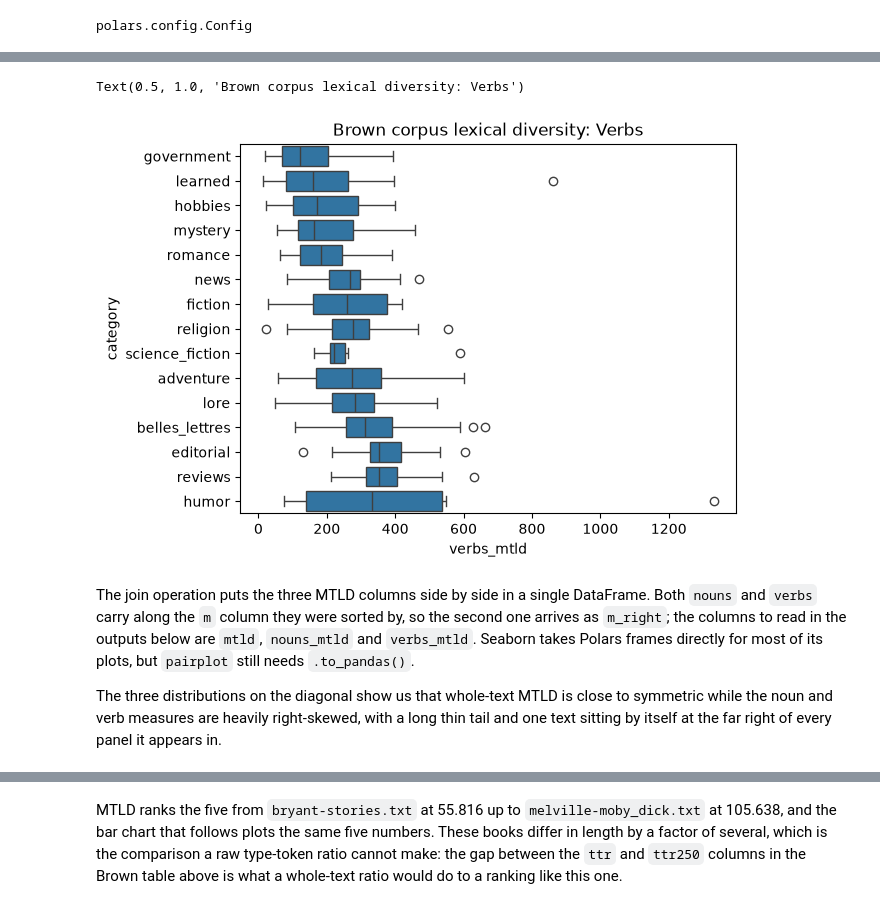
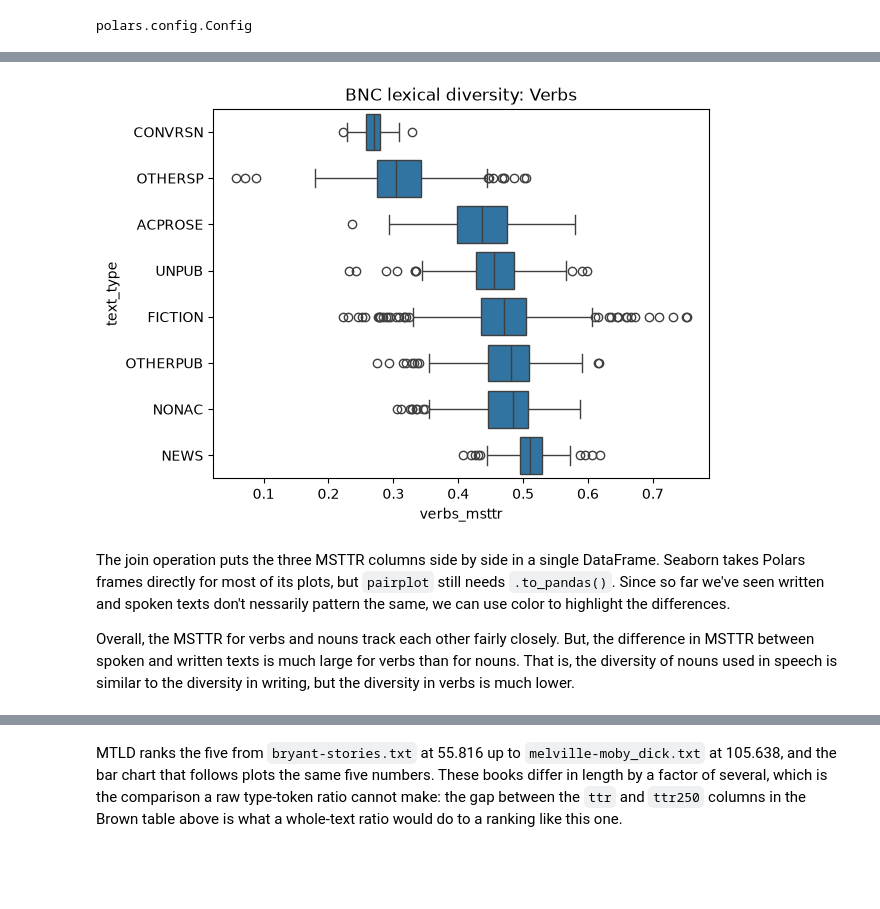
Before and after one commit to rmalouf/polars_corpus, a Jupyter notebook: docs/notebooks/vocabulary.ipynb, the cells around one changed output, grey strips where cells are left out. Saved outputs shown, nothing was run; the diff lists cells and outputs as text; code cells hidden in the pictures; blank space fills up the shorter version.

```diff
--- a/docs/notebooks/vocabulary.ipynb
+++ b/docs/notebooks/vocabulary.ipynb
@@ -23,8 +23,9 @@ import polars_corpus as plc
 import polars.selectors as cs
 import matplotlib.pyplot as plt
 import seaborn as sns
+import nltk
 
-pl.Config.set_float_precision(3)
+pl.Config.set_float_precision(2)
 pl.Config.set_tbl_rows(15)
 # %% [output]
 polars.config.Config
@@ -45,9 +38,8 @@ We normalize the text in the same way we did in [Word frequencies](../frequencie
 # %%
-brown = (
-    pl.scan_parquet("../../data/brown.parquet")
+bnc = (
+    pl.scan_parquet("../../data/bnc.parquet")
     .filter(plc.is_letters("token"))
     .with_columns(pl.col("token").str.to_lowercase())
-    .collect()
 )
 # %% [markdown]
 ## Four measures at once
@@ -148,19 +187,21 @@ Verb sequences are shorter than noun ones, a few hundred tokens in a 2,000-word
 # %%
 verbs = (
-    brown.filter(pl.col("tag").str.contains("^V.*"))
+    bnc.filter(pl.col("pos") == "VERB")
     .group_by("file_id")
-    .agg(pl.col("category").first(), plc.mtld("token").alias("verbs_mtld"))
-    .with_columns(m=pl.col("verbs_mtld").mean().over("category"))
+    .agg(pl.col("text_type").first(), plc.msttr("token", 500).alias("verbs_msttr"))
+    .with_columns(m=pl.col("verbs_msttr").mean().over("text_type"))
     .sort(by="m")
+    .select(pl.exclude("m"))
+    .collect(engine="streaming")
 )
 
-sns.boxplot(verbs, x="verbs_mtld", y="category")
-plt.title("Brown corpus lexical diversity: Verbs")
+sns.boxplot(verbs, x="verbs_msttr", y="text_type")
+plt.title("BNC lexical diversity: Verbs")
+plt.show()
 # %% [output]
-Text(0.5, 1.0, 'Brown corpus lexical diversity: Verbs')
-[figure, old version]
+[figure, new version]
 # %% [markdown]
-The join operation puts the three MTLD columns side by side in a single DataFrame. Both `nouns` and `verbs` carry along the `m` column they were sorted by, so the second one arrives as `m_right`; the columns to read in the outputs below are `mtld`, `nouns_mtld` and `verbs_mtld`. Seaborn takes Polars frames directly for most of its plots, but `pairplot` still needs `.to_pandas()`.
+The join operation puts the three MSTTR columns side by side in a single DataFrame. Seaborn takes Polars frames directly for most of its plots, but `pairplot` still needs `.to_pandas()`. Since so far we've seen written and spoken texts don't nessarily pattern the same, we can use color to highlight the differences.
 
-The three distributions on the diagonal show us that whole-text MTLD is close to symmetric while the noun and verb measures are heavily right-skewed, with a long thin tail and one text sitting by itself at the far right of every panel it appears in.
+Overall, the MSTTR for verbs and nouns track each other fairly closely. But, the difference in MSTTR between spoken and written texts is much large for verbs than for nouns. That is, the diversity of nouns used in speech is similar to the diversity in writing, but the diversity in verbs is much lower.
 # %%
```
Also changed, not shown: parts of 32 cells of this notebook.
